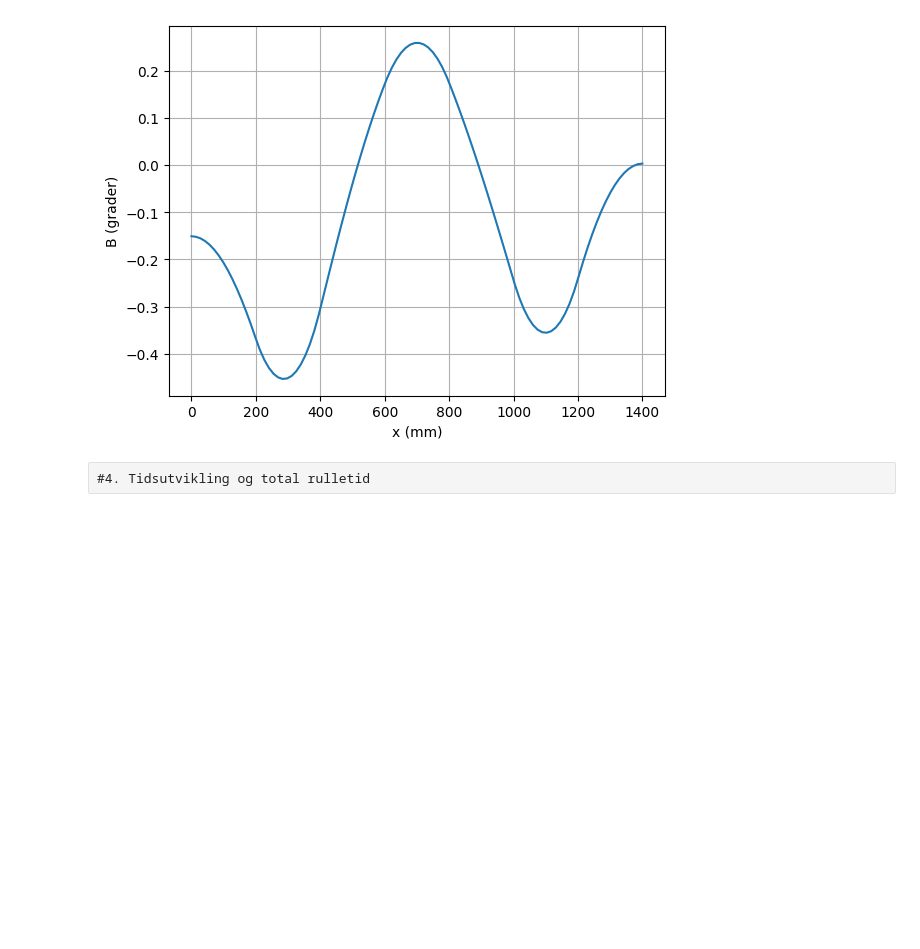
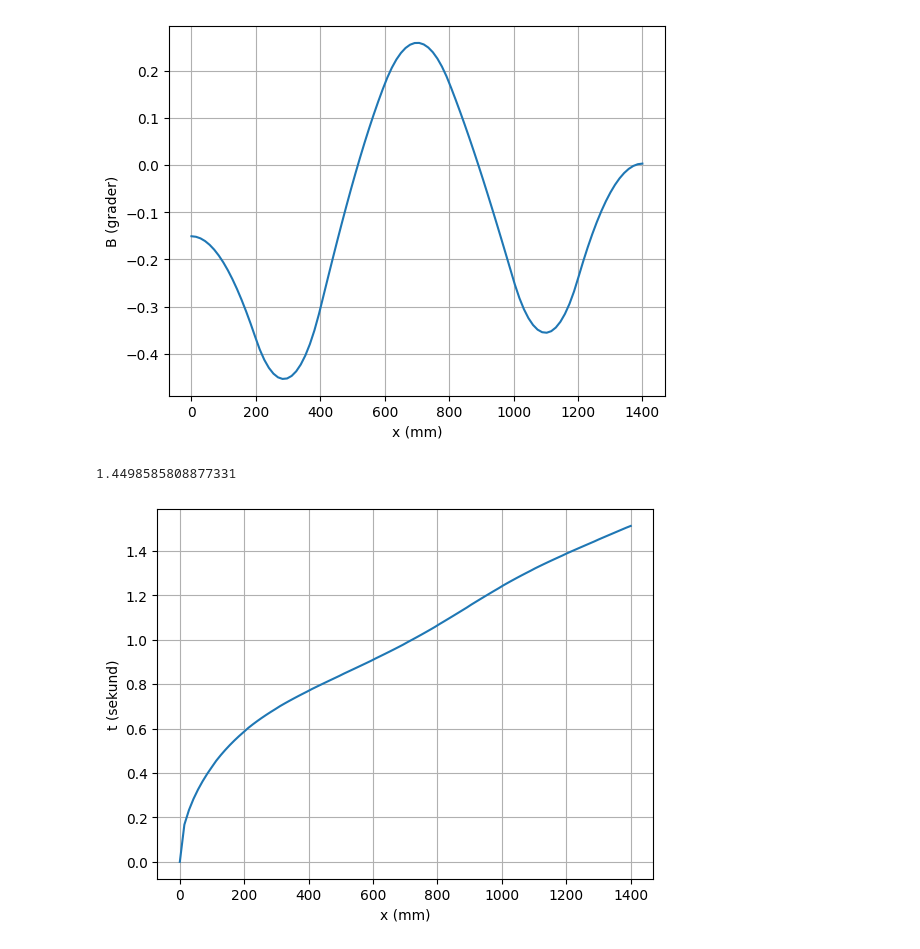
Before and after one commit to maranshan/fysikklabH23G111, a Jupyter notebook: baneform_V23.ipynb, the cells around one changed output. Cells and saved outputs as stored; diff of their text form; code cells hidden in the pictures; blank space fills up the shorter version.

```diff
--- a/baneform_V23.ipynb
+++ b/baneform_V23.ipynb
@@ -161,8 +161,33 @@ plt.grid(True)
 plt.show()
 # %% [output]
 [figure]
-# %% [raw]
-#4. Tidsutvikling og total rulletid
+# %%
+#4. Tidsutvikling og total rulletid
+import math
+
+def t(x):
+    # Deler opp banen inn i deler på s = 1mm
+    s = 0.001
+    ti = np.zeros(1400)
+    for i in range(0, 1399):
+        fart = (v_x(i) + v_x(i+1)) / 2
+        tid = s / fart
+        ti[i+1] = tid
+    index = math.ceil(x+1)
+    return np.sum(ti[:index])
+
+
+print(t(1300))
+
+ls = np.linspace(0, 1400, 100)
+plt.plot(ls, [t(x) for x in ls])
+plt.xlabel('x (mm)')
+plt.ylabel('t (sekund)')
+plt.grid(True)
+plt.show()
+# %% [output]
+1.4498585808877331
+[figure, added]
 # %%
 #5. Kinetisk energi i sluttpunktet
 m = 0.031
```
Also changed, not shown: parts of 9 cells of this notebook.
